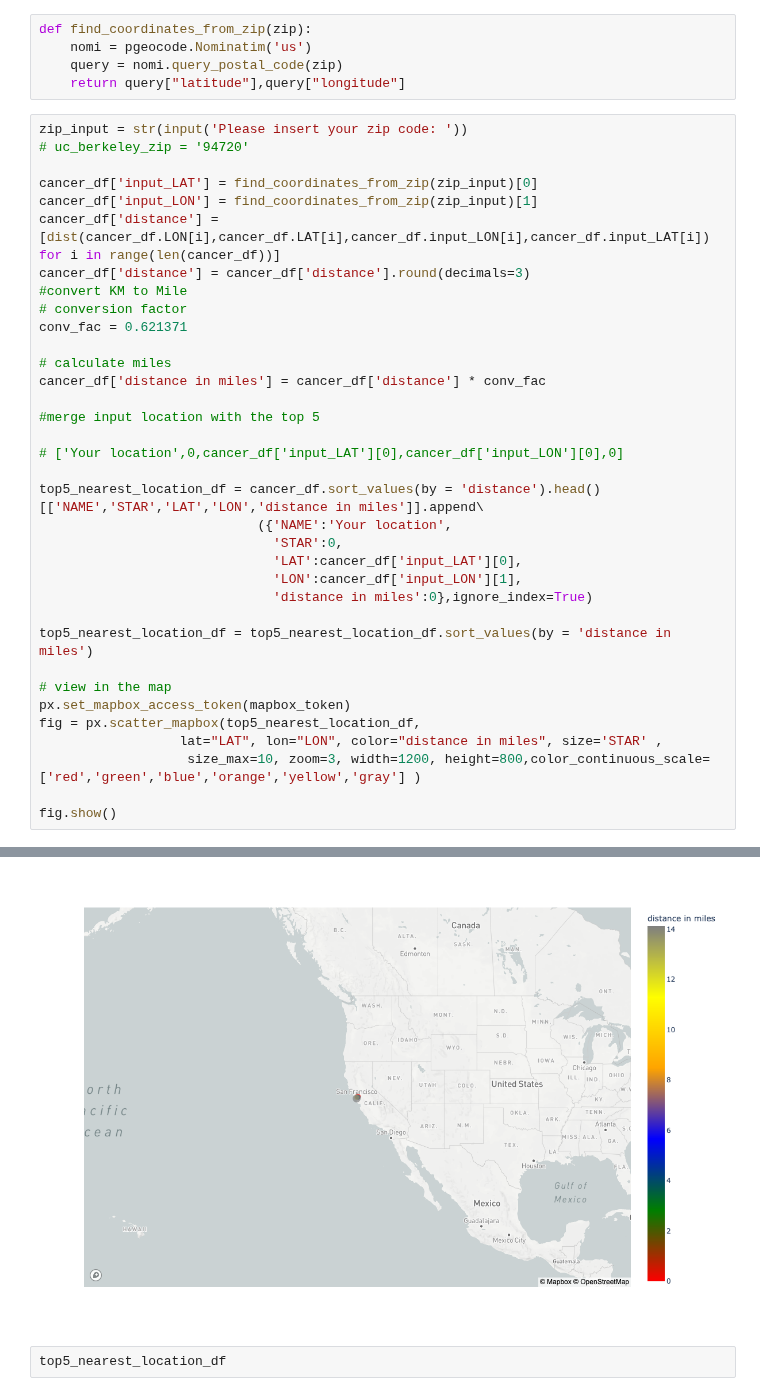
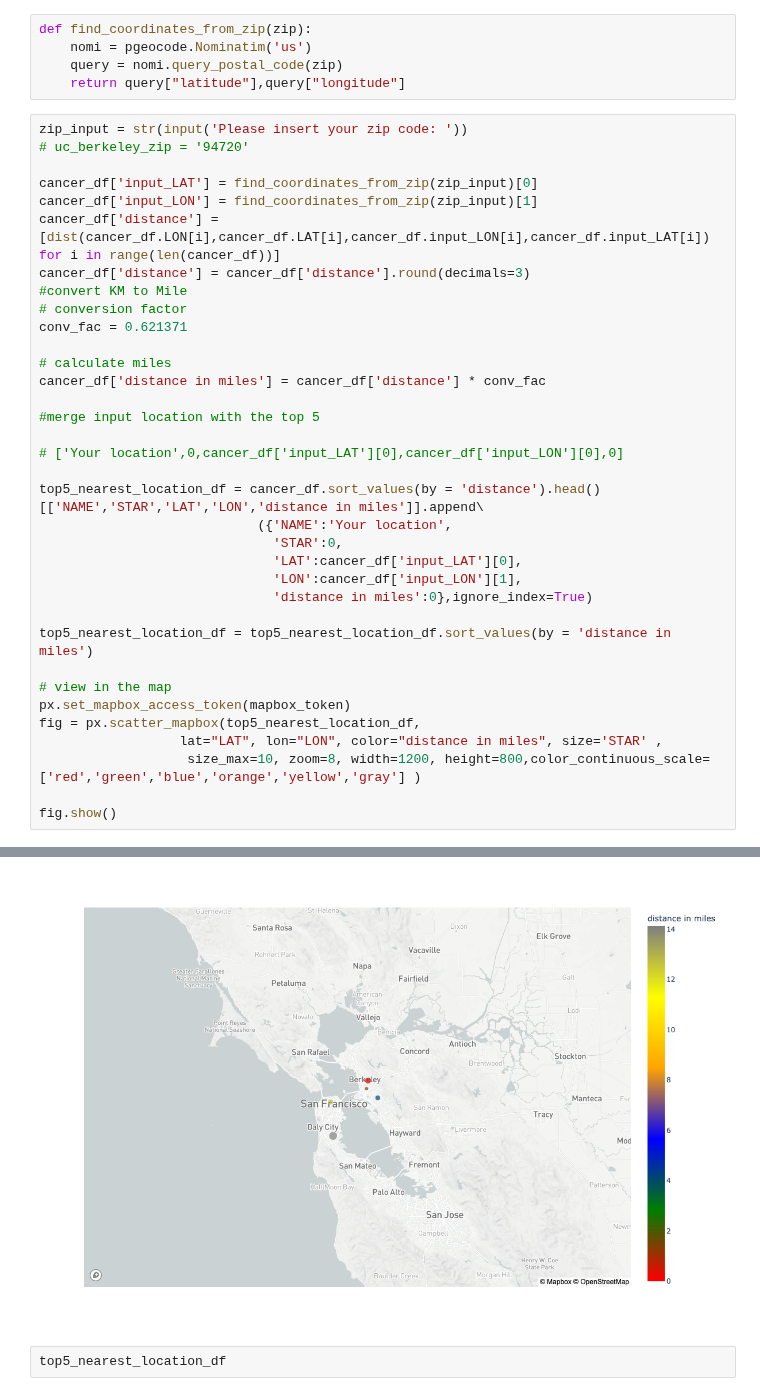
Before and after one commit to peeti-ucberkeley/Capstone-Rachael-Nithika-Andrew-Peeti, a Jupyter notebook: eda/Hospital Recommendation3.ipynb, the cells around one changed output, grey strips where cells are left out. Cells and saved outputs as stored; diff of their text form.

Commit message:
zoom the top graph

```diff
--- a/eda/Hospital Recommendation3.ipynb
+++ b/eda/Hospital Recommendation3.ipynb
@@ -98,35 +98,35 @@ cancer_df['distance'] = [dist(cancer_df.LON[i],cancer_df.LAT[i],cancer_df.input_
 cancer_df['distance'] = cancer_df['distance'].round(decimals=3)
 #convert KM to Mile
 # conversion factor
 conv_fac = 0.621371
 
 # calculate miles
 cancer_df['distance in miles'] = cancer_df['distance'] * conv_fac
 
 #merge input location with the top 5
 
 # ['Your location',0,cancer_df['input_LAT'][0],cancer_df['input_LON'][0],0]
 
 top5_nearest_location_df = cancer_df.sort_values(by = 'distance').head()[['NAME','STAR','LAT','LON','distance in miles']].append\
                             ({'NAME':'Your location',
                               'STAR':0,
                               'LAT':cancer_df['input_LAT'][0],
                               'LON':cancer_df['input_LON'][1],
                               'distance in miles':0},ignore_index=True)
 
 top5_nearest_location_df = top5_nearest_location_df.sort_values(by = 'distance in miles')
 
 # view in the map
 px.set_mapbox_access_token(mapbox_token)
 fig = px.scatter_mapbox(top5_nearest_location_df,
                   lat="LAT", lon="LON", color="distance in miles", size='STAR' ,
-                   size_max=10, zoom=3, width=1200, height=800,color_continuous_scale=['red','green','blue','orange','yellow','gray'] )
+                   size_max=10, zoom=8, width=1200, height=800,color_continuous_scale=['red','green','blue','orange','yellow','gray'] )
 
 fig.show()
 # %% [output]
 Please insert your zip code:  94720
 The frame.append method is deprecated and will be removed from pandas in a future version. Use pandas.concat instead.
-[figure, old version]
+[figure, new version]
 # %%
 top5_nearest_location_df
 # %% [output]
```
